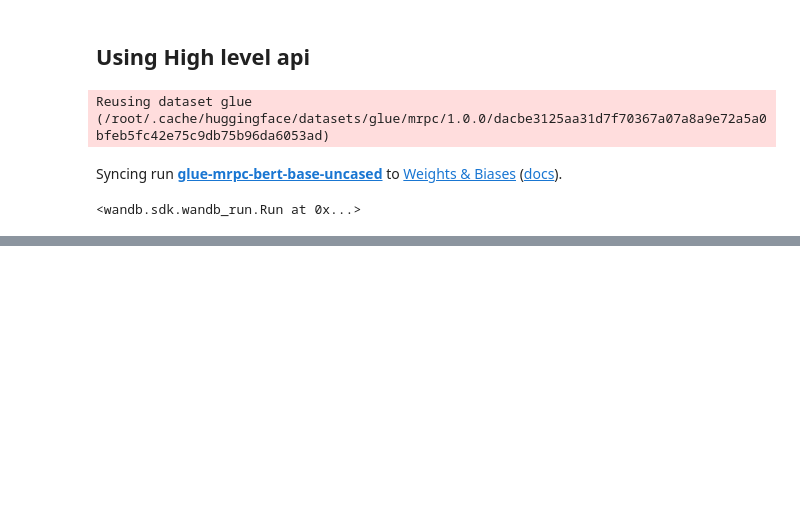
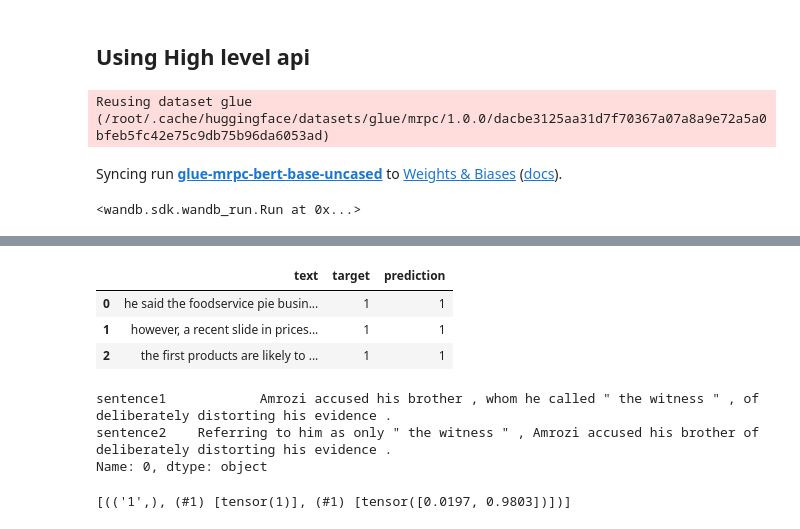
Before and after one commit to lkarjun/fastai-huggingface-workouts, a Jupyter notebook: notebook3.ipynb, the cells around one changed output, grey strips where cells are left out. Drawn from its saved outputs; the diff is of its cells as text; code cells hidden in the pictures; blank space fills up the shorter version.

```diff
--- a/notebook3.ipynb
+++ b/notebook3.ipynb
@@ -328,0 +328,3 @@ Could not gather input dimensions
+# %%
+learn.show_results(learner = learn, max_n = 3)
+# %% [output]
@@ -328,0 +332,4 @@ Could not gather input dimensions
+|  | text | target | prediction |
+| 0 | he said the foodservice pie busin... | 1 | 1 |
+| 1 | however, a recent slide in prices... | 1 | 1 |
+| 2 | the first products are likely to ... | 1 | 1 |
@@ -328,0 +342,10 @@ Could not gather input dimensions
+# %%
+print(df[['sentence1', 'sentence2']].iloc[0])
+# %% [output]
+sentence1            Amrozi accused his brother , whom he called " the witness " , of deliberately distorting his evidence .
+sentence2    Referring to him as only " the witness " , Amrozi accused his brother of deliberately distorting his evidence .
+Name: 0, dtype: object
+# %%
+inf_learn2.blurr_predict([L('I Love cats', 'I kind of like cats')])
+# %% [output]
+[(('1',), (#1) [tensor(1)], (#1) [tensor([0.0197, 0.9803])])]
```
Also changed, not shown: parts of 10 cells of this notebook.
